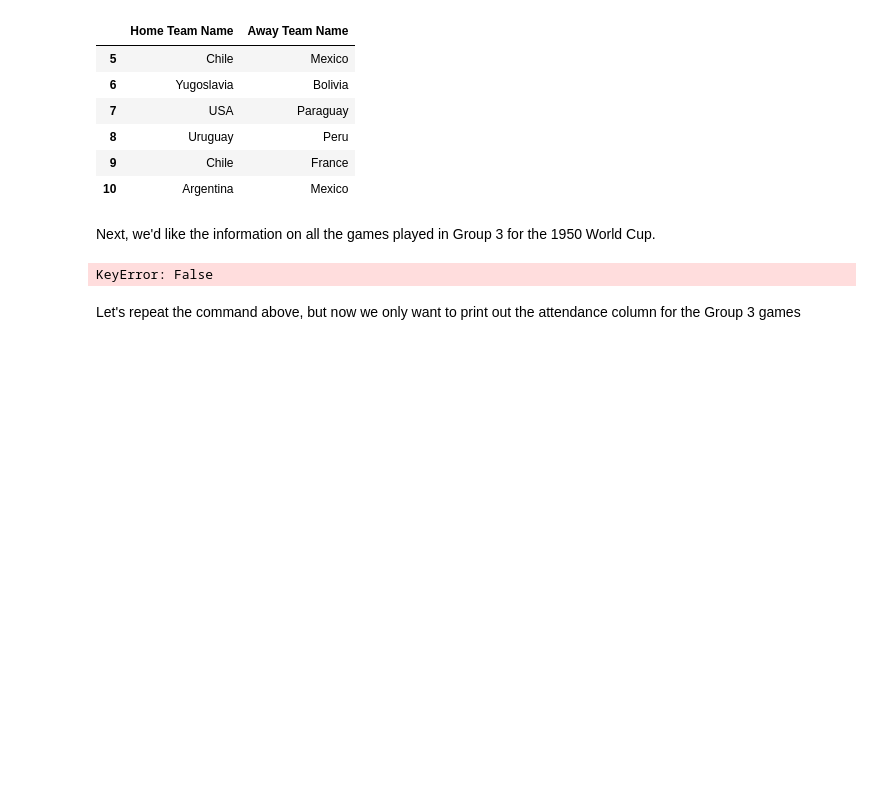
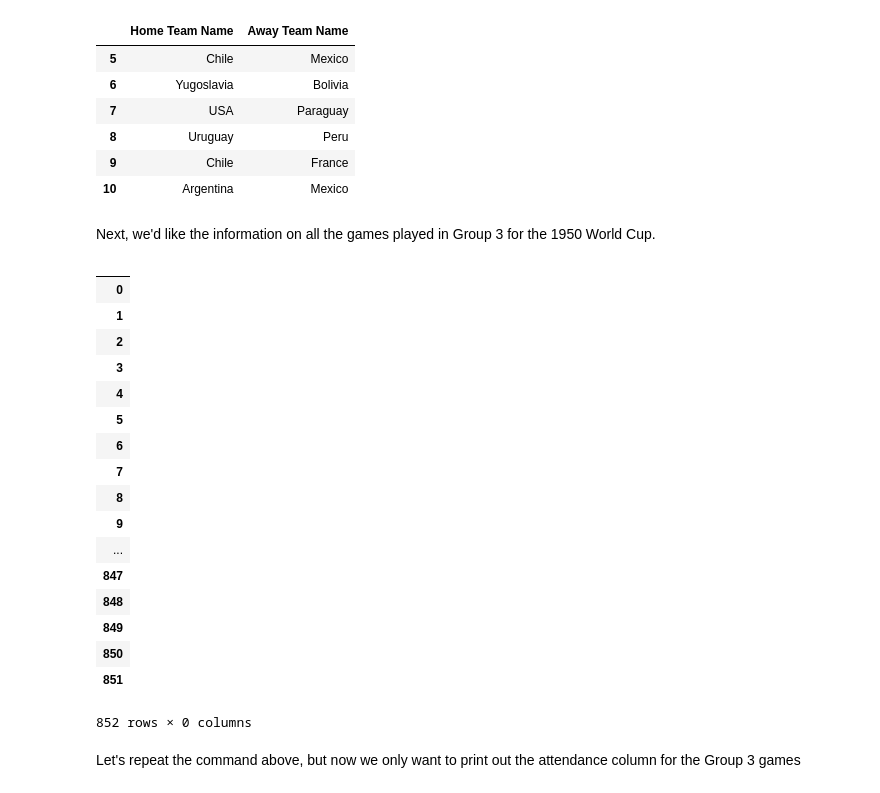
Before and after one commit to oqusous/dsc-accessing-data-with-pandas-lab-nyc-ds-071519, a Jupyter notebook: index.ipynb, the cells around one changed output. Drawn from its saved outputs; the diff is of its cells as text; code cells hidden in the pictures; blank space fills up the shorter version.

```diff
--- a/index.ipynb
+++ b/index.ipynb
@@ -142,9 +142,26 @@ df.loc[5:10,['Home Team Name','Away Team Name']]
 # %% [markdown]
 Next, we'd like the information on all the games played in Group 3 for the 1950 World Cup.
 # %%
-df.loc[:, df[('Group 3') & 'Year'=='1950')]]
+df.loc[:, [('Stage'=='Group 3') & ('Year'=='1950')]]
 # %% [output]
+|  |
+| 0 |
+| 1 |
+| 2 |
+| 3 |
+| 4 |
+| 5 |
+| 6 |
+| 7 |
+| 8 |
+| 9 |
+| ... |
+| 847 |
+| 848 |
+| 849 |
+| 850 |
+| 851 |
-KeyError: False
+852 rows × 0 columns
 # %% [markdown]
 Let's repeat the command above, but now we only want to print out the attendance column for the Group 3 games
 # %% [markdown]
```
